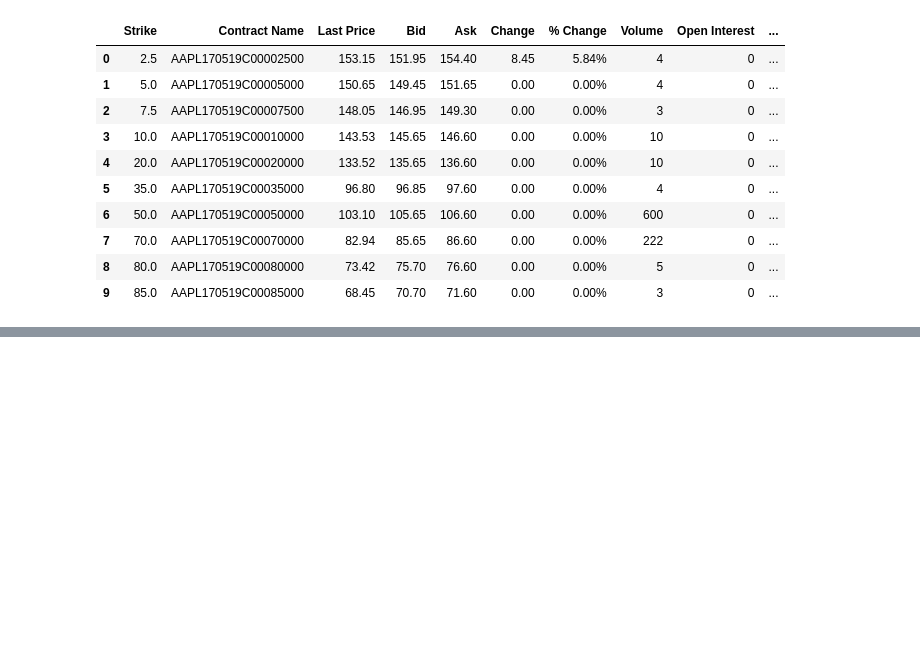
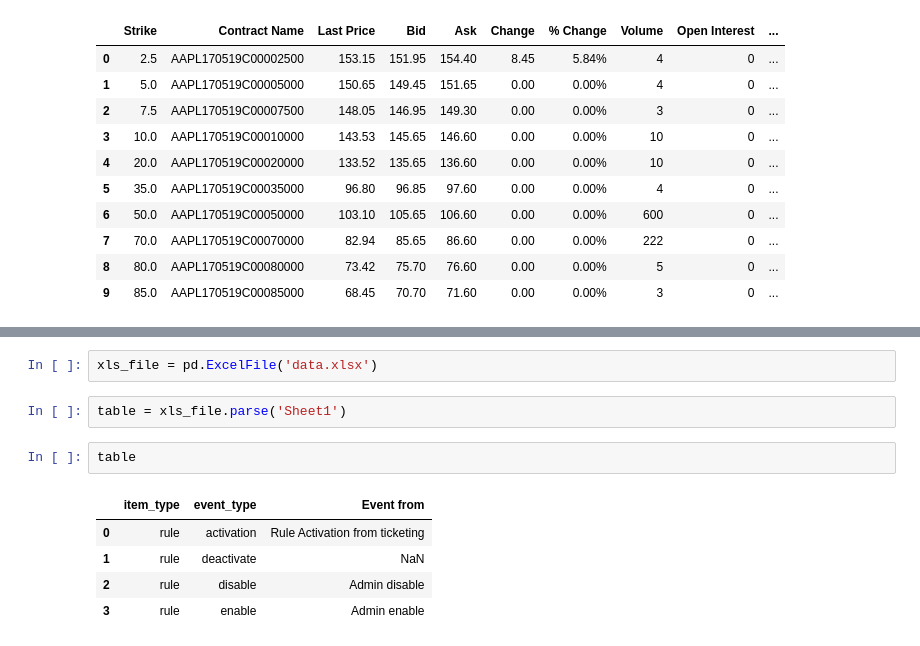
Before and after one commit to zhzhzh/PyDataLean, a Jupyter notebook: pydata_ch06_2.ipynb, the cells around one changed output, grey strips where cells are left out. Drawn from its saved outputs; the diff is of its cells as text; blank space fills up the shorter version.

```diff
--- a/pydata_ch06_2.ipynb
+++ b/pydata_ch06_2.ipynb
@@ -160,0 +273,12 @@ call_data[:10]
+# %%
+xls_file = pd.ExcelFile('data.xlsx')
+# %%
+table = xls_file.parse('Sheet1')
+# %%
+table
+# %% [output]
+|  | item_type | event_type | Event from |
+| 0 | rule | activation | Rule Activation from ticketing |
+| 1 | rule | deactivate | NaN |
+| 2 | rule | disable | Admin disable |
+| 3 | rule | enable | Admin enable |
```
Also changed, not shown: parts of 28 cells of this notebook.
